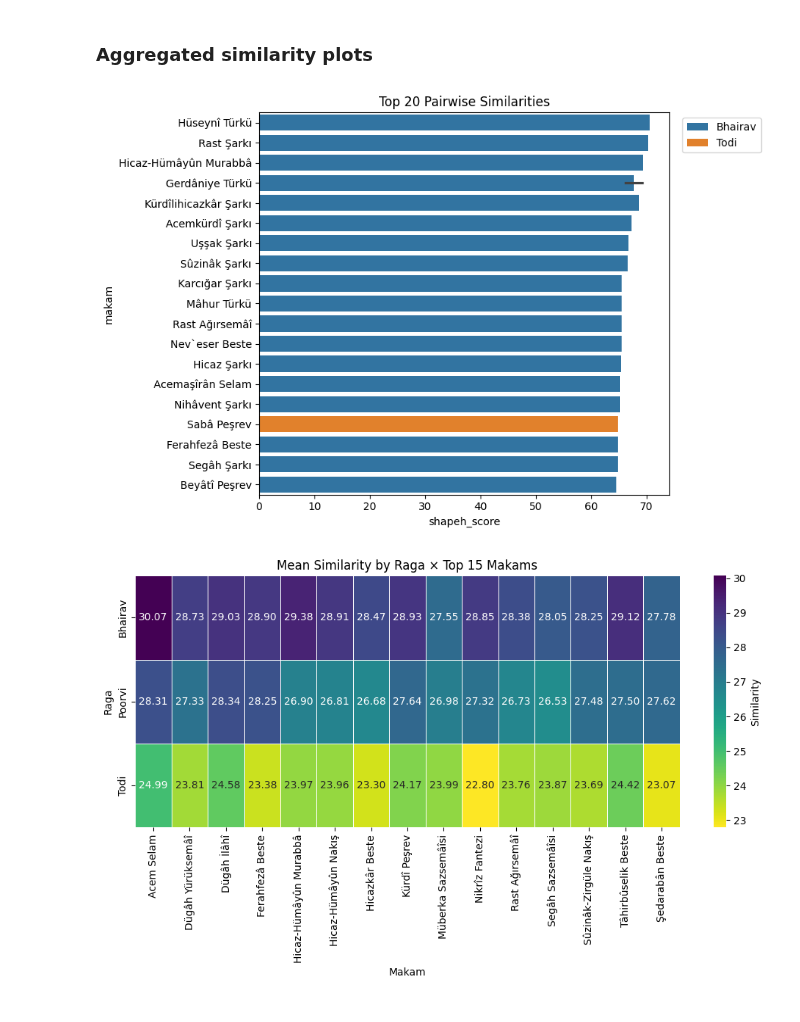
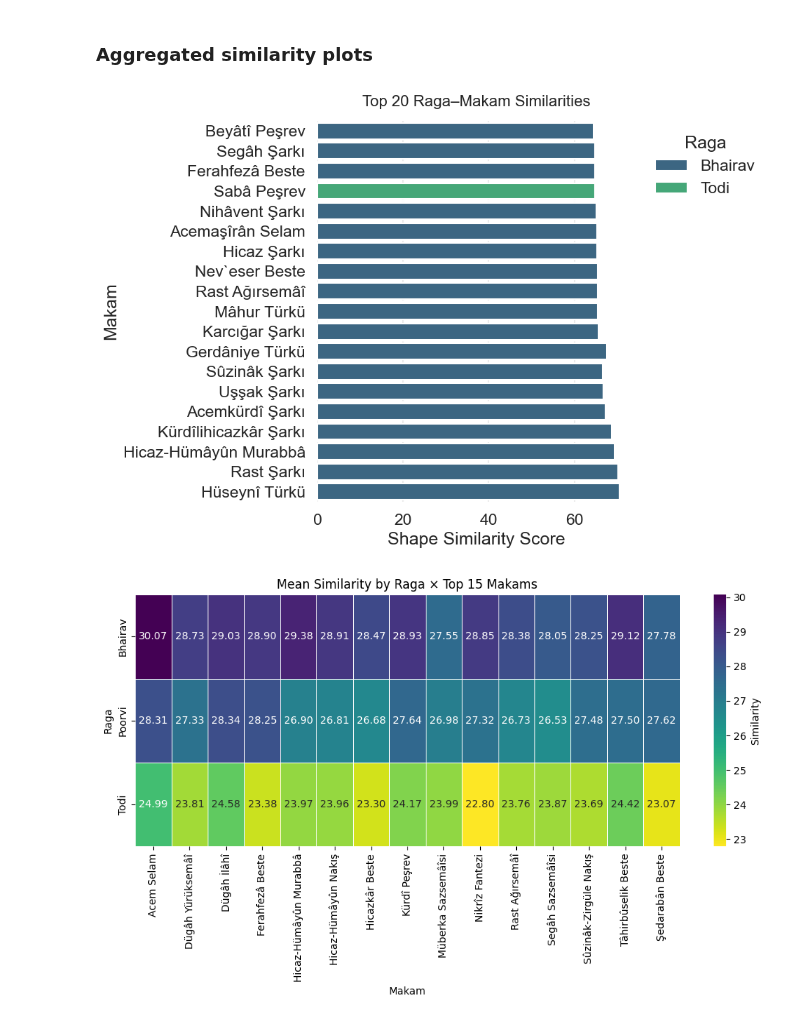
Before and after one commit to Sangarshanan/makam-and-ragas, a Jupyter notebook: phrase-similarity.ipynb, the cells around one changed output. Drawn from its saved outputs; the diff is of its cells as text; code cells hidden in the pictures.

```diff
--- a/phrase-similarity.ipynb
+++ b/phrase-similarity.ipynb
@@ -473,25 +469,39 @@ VBox(children=(Dropdown(description='File pair:', layout=Layout(width='700px'),
 # %%
 # Bhairav is the most similar raag to makams
 
 top_n = 20
-top_pairs = df_pair.nlargest(top_n, "shapeh_score")
+top_pairs = df_pair.nlargest(top_n, "shapeh_score").sort_values("shapeh_score")
 
-plt.figure(figsize=(9,6))
-sns.barplot(
+sns.set_theme(style="whitegrid", context="talk")
+
+plt.figure(figsize=(10, 7))
+
+ax = sns.barplot(
     data=top_pairs,
     y="makam",
     x="shapeh_score",
     hue="raga",
-    dodge=False
+    palette="viridis",
+    errorbar=None
 )
-plt.title(f"Top {top_n} Pairwise Similarities")
-plt.xlabel("shapeh_score")
-plt.ylabel("makam")
-plt.legend(bbox_to_anchor=(1.02, 1), loc="upper left")
+
+ax.set_title(f"Top {top_n} Raga–Makam Similarities", fontsize=16, pad=15)
+ax.set_xlabel("Shape Similarity Score")
+ax.set_ylabel("Makam")
+
+# cleaner grid
+ax.grid(axis="x", linestyle="--", alpha=0.4)
+ax.grid(axis="y", visible=False)
+
+# move legend
+ax.legend(title="Raga", bbox_to_anchor=(1.02, 1), loc="upper left", frameon=False)
+
+sns.despine(left=True, bottom=True)
+
 plt.tight_layout()
 plt.show()
 # %% [output]
-[figure, old version]
+[figure, new version]
 # %%
 TOP_N = 15
 
```
Also changed, not shown: parts of 2 cells of this notebook.
